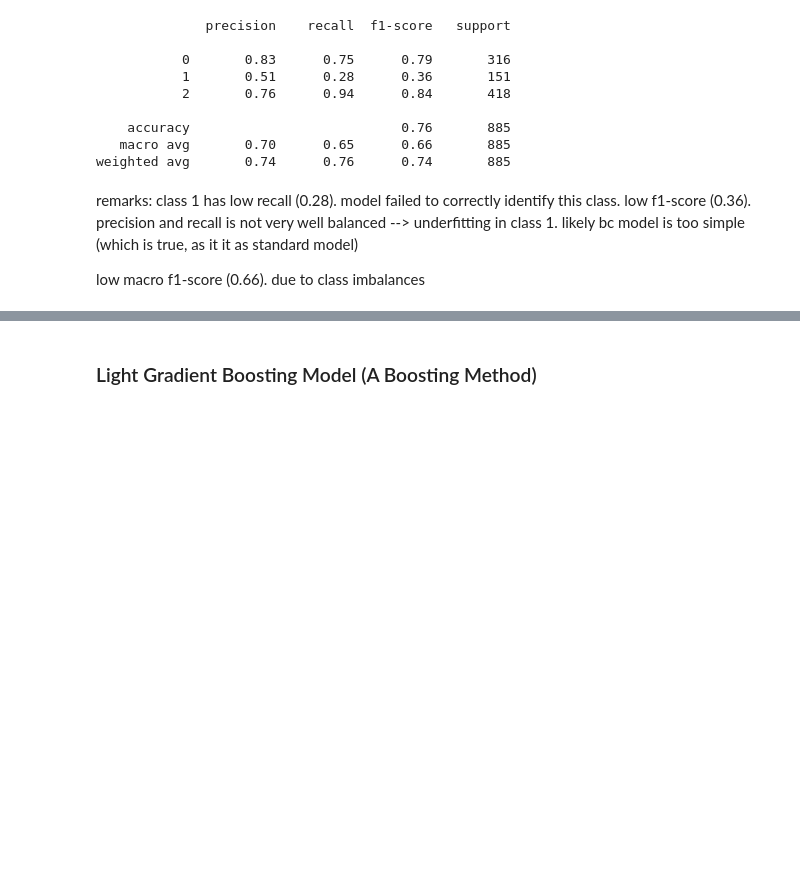
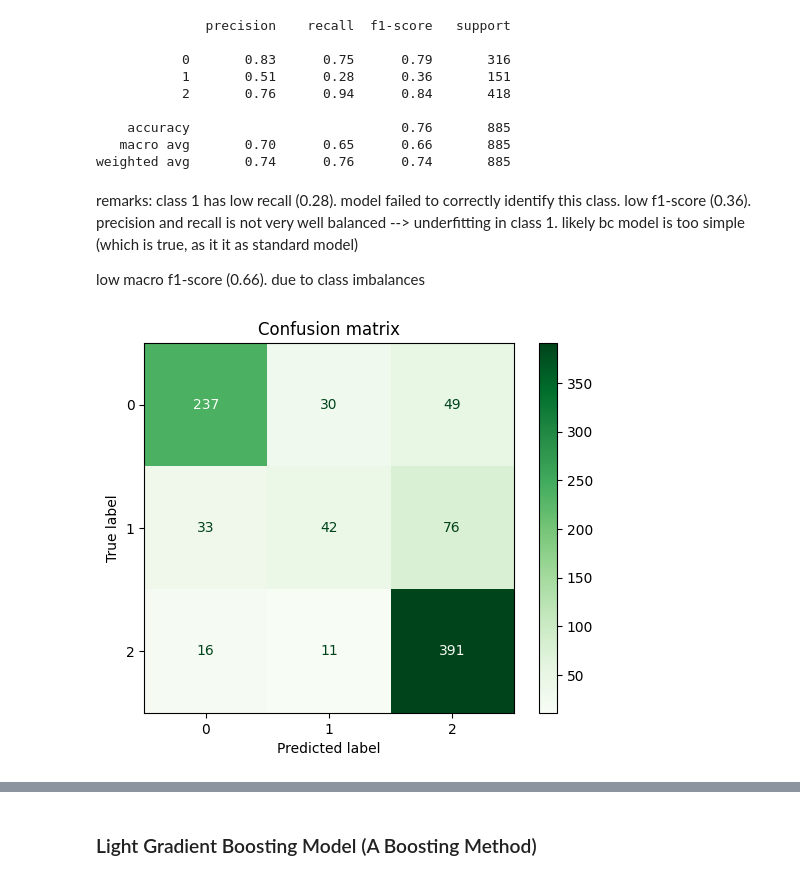
Before and after one commit to SamuelMalaga/M2IS---AI-ML-project, a Jupyter notebook: ML_Section.ipynb, the cells around one changed output, grey strips where cells are left out. Cells and saved outputs as stored; diff of their text form; code cells hidden in the pictures; blank space fills up the shorter version.

```diff
--- a/ML_Section.ipynb
+++ b/ML_Section.ipynb
@@ -936,3 +935,14 @@ low f1-score (0.36). precision and recall is not very well balanced
 --> underfitting in class 1. likely bc model is too simple (which is true, as it it as standard model)
 
 low macro f1-score (0.66). due to class imbalances
+# %%
+# confusion matrix
+# y_pred = best_random_mlp_.predict(X_test_treated)  # Replace with your test data
+cm = confusion_matrix(Y_test_cleaned, y_pred_logReg)
+
+disp = ConfusionMatrixDisplay(confusion_matrix=cm)
+disp.plot(cmap="Greens")
+plt.title("Confusion matrix")
+plt.show()
+# %% [output]
+[figure, added]
```
Also changed, not shown: parts of 12 cells of this notebook.
